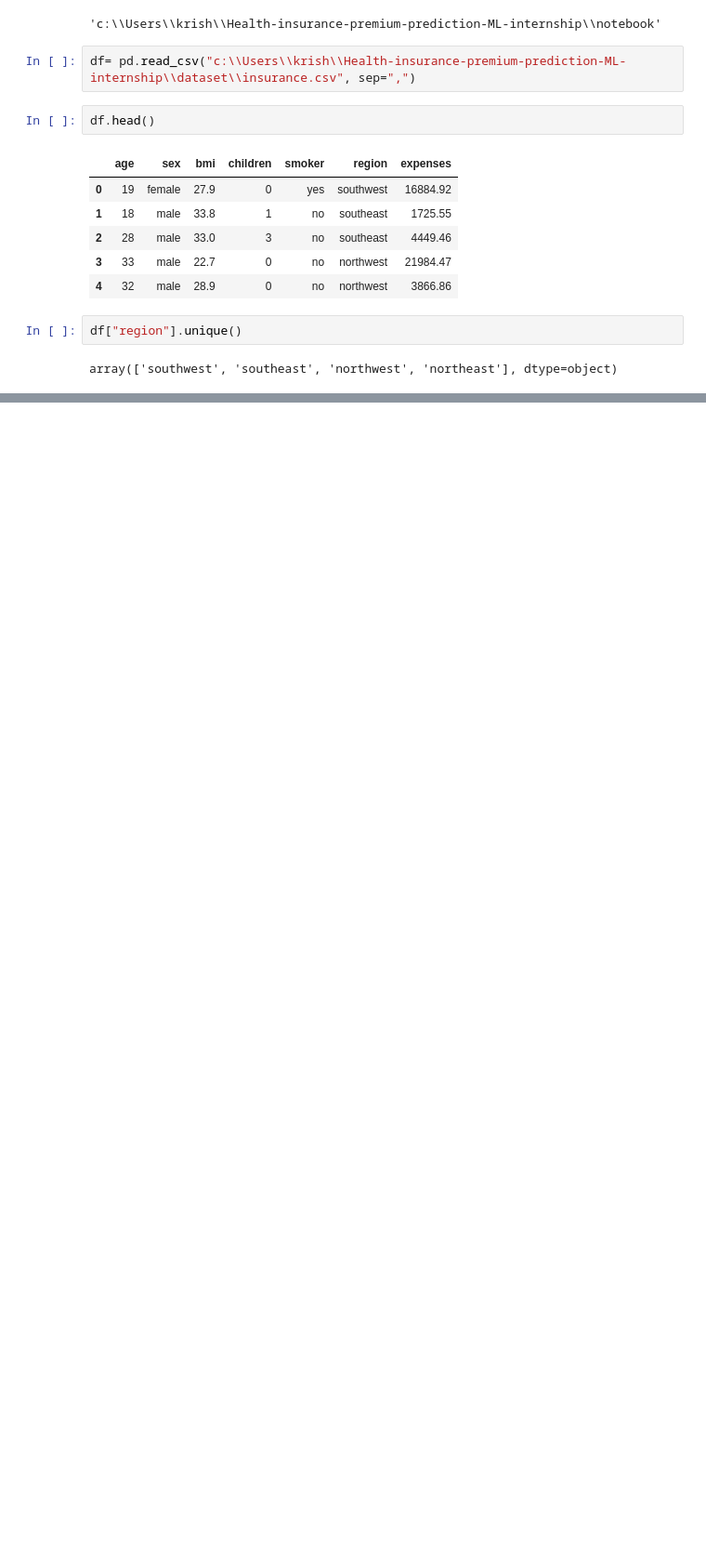
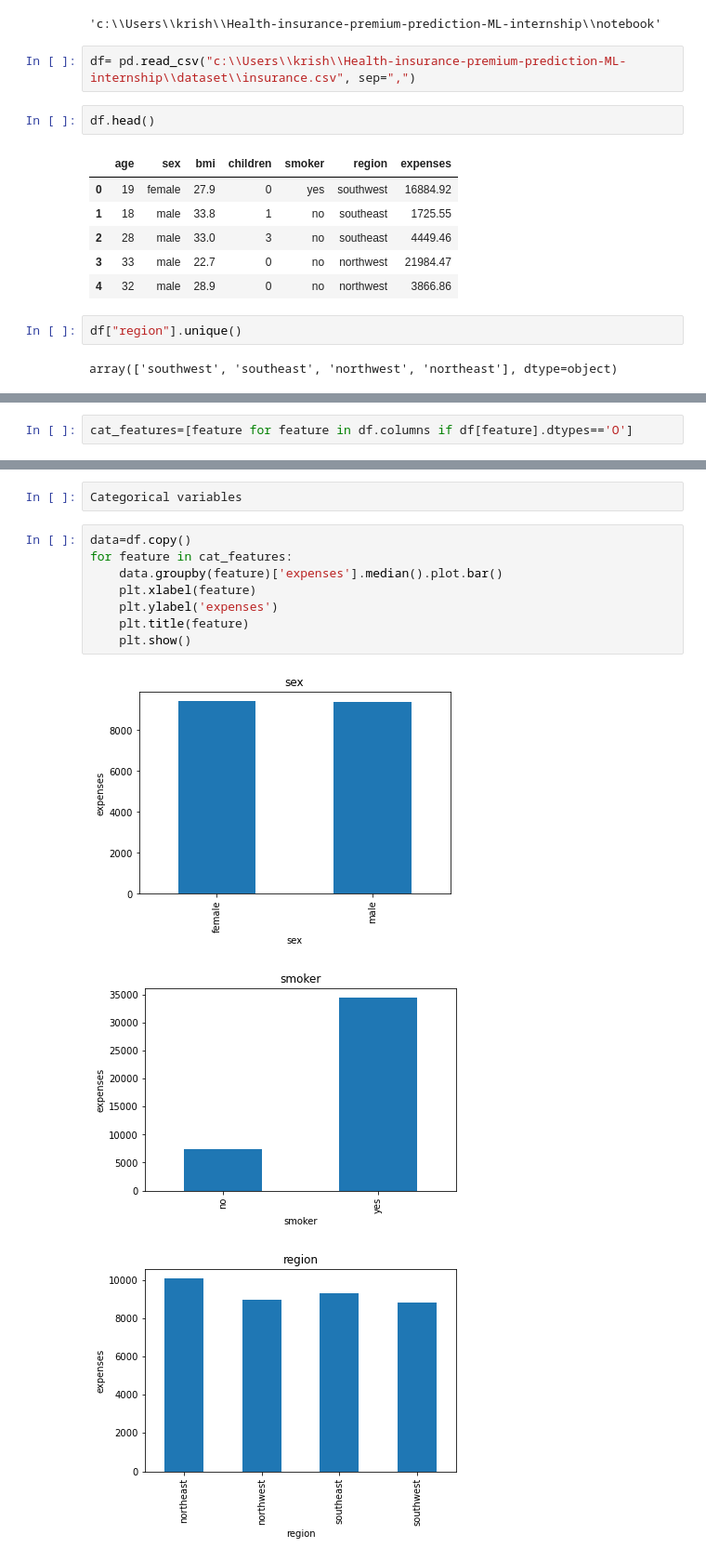
Before and after one commit to krishnan5307/Health-insurance-premium-prediction-ML-internship, a Jupyter notebook: notebook/EDA.ipynb, the cells around one changed output, grey strips where cells are left out. Shown at 93% size. Drawn from its saved outputs; the diff is of its cells as text; blank space fills up the shorter version.

```diff
--- a/notebook/EDA.ipynb
+++ b/notebook/EDA.ipynb
@@ -27,0 +54,2 @@ array(['southwest', 'southeast', 'northwest', 'northeast'], dtype=object)
+# %%
+cat_features=[feature for feature in df.columns if df[feature].dtypes=='O']
@@ -27,0 +77,14 @@ array(['southwest', 'southeast', 'northwest', 'northeast'], dtype=object)
+# %%
+Categorical variables
+# %%
+data=df.copy()
+for feature in cat_features:
+    data.groupby(feature)['expenses'].median().plot.bar()
+    plt.xlabel(feature)
+    plt.ylabel('expenses')
+    plt.title(feature)
+    plt.show()
+# %% [output]
+[figure, added]
+[figure, added]
+[figure, added]
```
Also changed, not shown: parts of 9 cells of this notebook, 28 other files.
